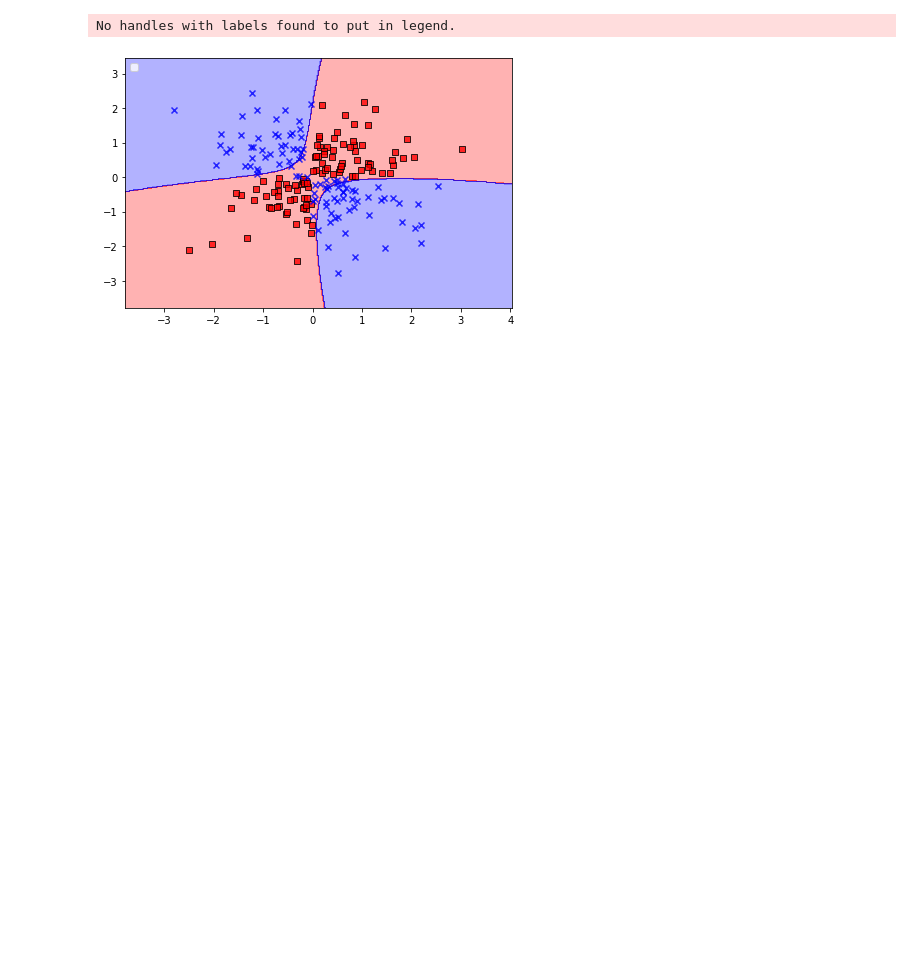
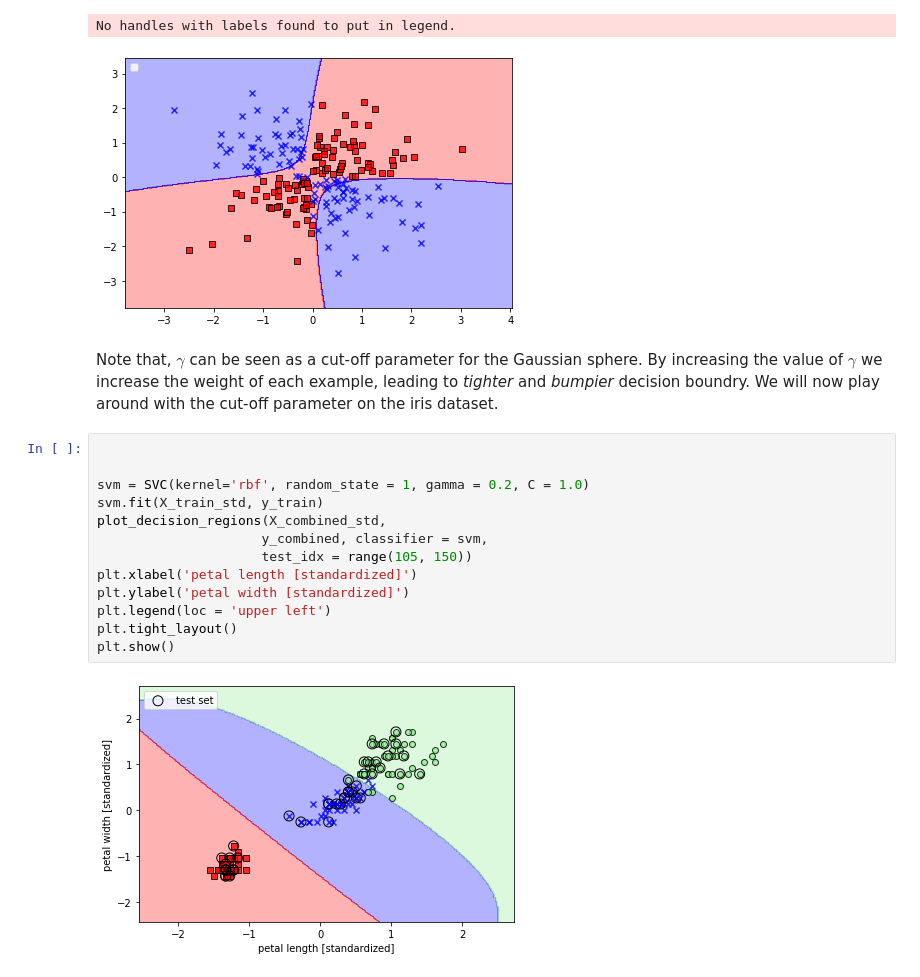
Before and after one commit to Aanderssonn/MachineLearningNotebooks, a Jupyter notebook: classifiers_scikit_learn.ipynb, the cells around one changed output. Cells and saved outputs as stored; diff of their text form; blank space fills up the shorter version.

Commit message:
The kernel trick and avoiding overfitting

```diff
--- a/classifiers_scikit_learn.ipynb
+++ b/classifiers_scikit_learn.ipynb
@@ -407,3 +426,20 @@ plt.show()
 # %% [output]
 No handles with labels found to put in legend.
 [figure]
+# %% [markdown]
+Note that, $\gamma$ can be seen as a cut-off parameter for the Gaussian sphere. By increasing the value of $\gamma$ we increase the weight of each example, leading to _tighter_ and _bumpier_ decision boundry. We will now play around with the cut-off parameter on the iris dataset.
+# %%
+
+
+svm = SVC(kernel='rbf', random_state = 1, gamma = 0.2, C = 1.0)
+svm.fit(X_train_std, y_train)
+plot_decision_regions(X_combined_std,
+                     y_combined, classifier = svm,
+                     test_idx = range(105, 150))
+plt.xlabel('petal length [standardized]')
+plt.ylabel('petal width [standardized]')
+plt.legend(loc = 'upper left')
+plt.tight_layout()
+plt.show()
+# %% [output]
+[figure, added]
```
Also changed, not shown: parts of 4 cells of this notebook.
